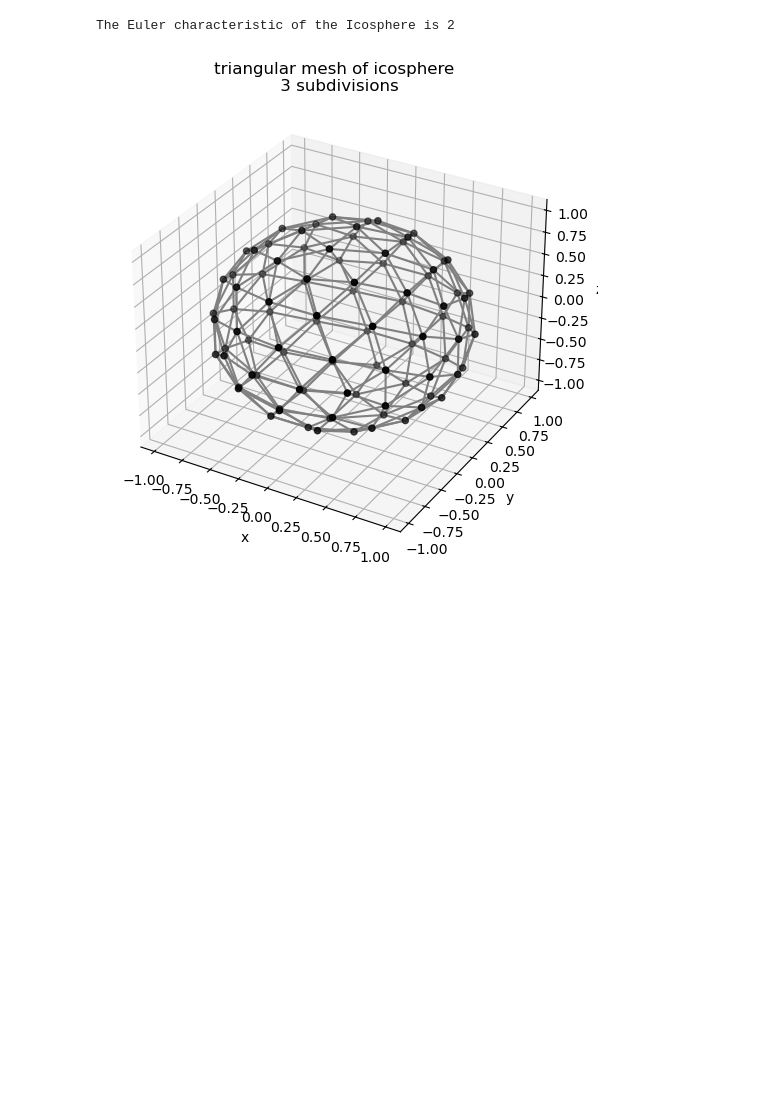
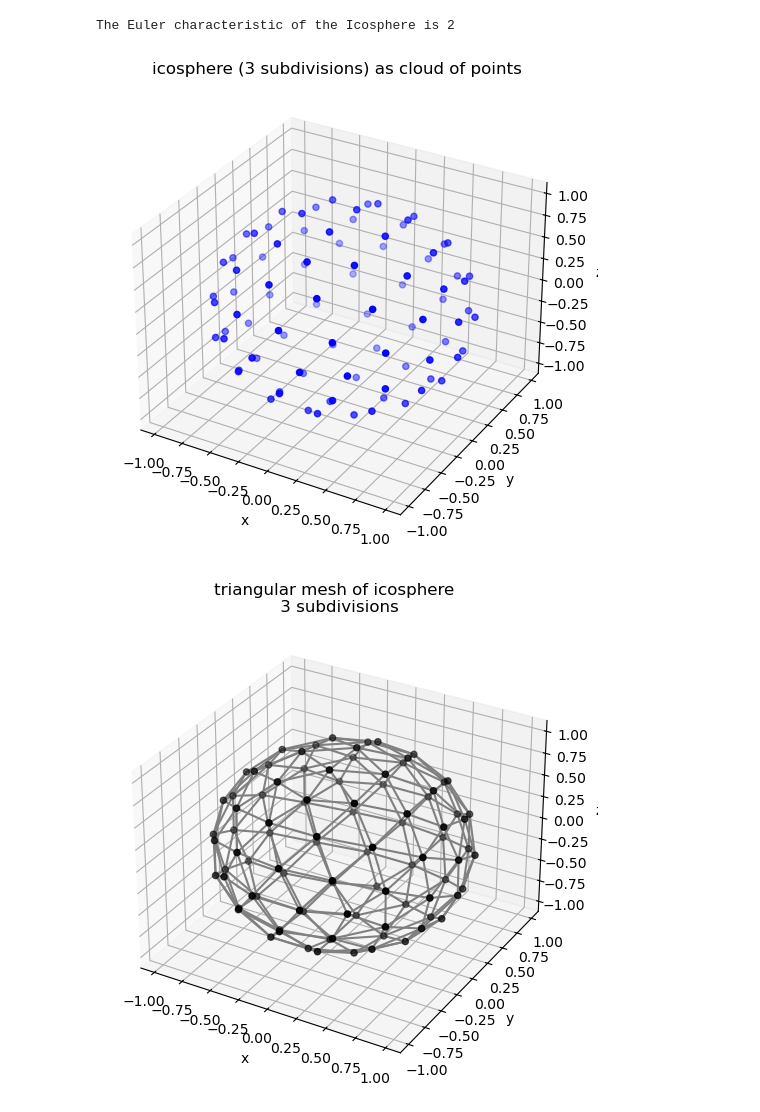
Before and after one commit to dHuberYoumans/maths, a Jupyter notebook: MeanCurvFlow/notebook/MeanCurvFlow.ipynb, the cells around one changed output. Cells and saved outputs as stored; diff of their text form; code cells hidden in the pictures; blank space fills up the shorter version.

```diff
--- a/MeanCurvFlow/notebook/MeanCurvFlow.ipynb
+++ b/MeanCurvFlow/notebook/MeanCurvFlow.ipynb
@@ -148,4 +148,8 @@ icosphere = geomObj.Icosphere(n_subdivision=n)
 print(f'The Euler characteristic of the Icosphere is {icosphere.euler_char()}')
 # %% [output]
 The Euler characteristic of the Icosphere is 2
+# %%
+icosphere.plot_surface(title=f'icosphere ({n} subdivisions) as cloud of points')
+# %% [output]
+[figure, added]
 # %%
```
Also changed, not shown: parts of 3 cells of this notebook.
